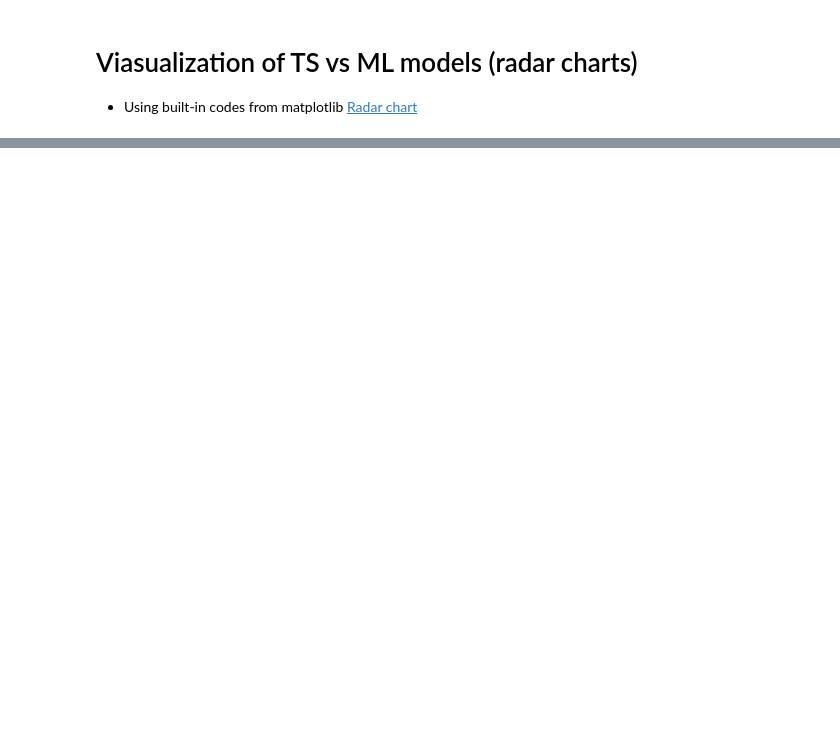
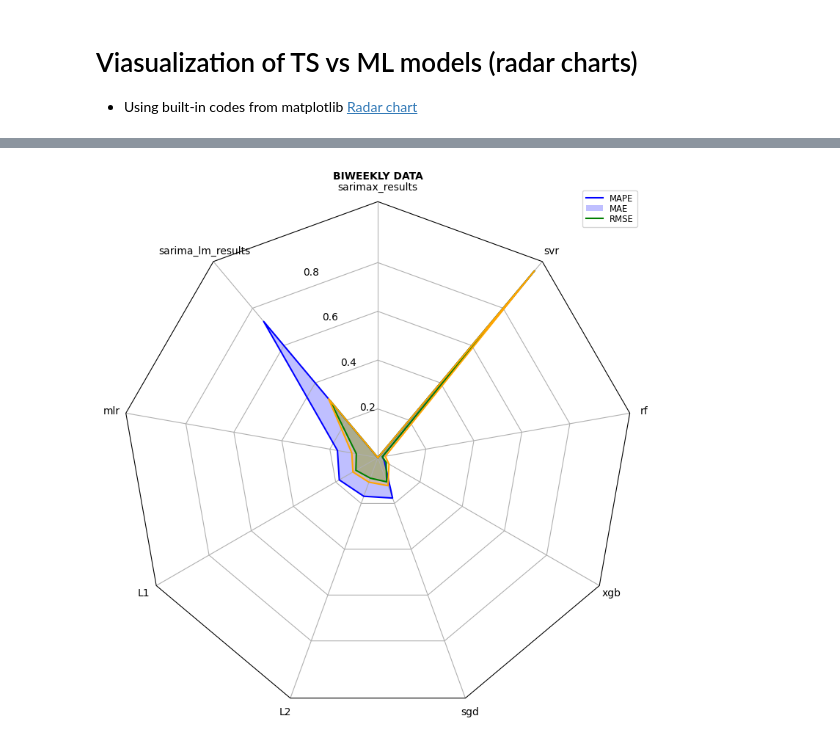
Before and after one commit to robredomikel/arimax_ts, a Jupyter notebook: codes/visualization.ipynb, the cells around one changed output, grey strips where cells are left out. Cells and saved outputs as stored; diff of their text form; code cells hidden in the pictures; blank space fills up the shorter version.

```diff
--- a/codes/visualization.ipynb
+++ b/codes/visualization.ipynb
@@ -375,0 +463,44 @@ plt.show()
+# %%
+import numpy as np
+import matplotlib.pyplot as plt
+from matplotlib.patches import Circle, RegularPolygon, Path
+from matplotlib.projections.polar import PolarAxes
+from matplotlib.spines import Spine
+from matplotlib.transforms import Affine2D
+from matplotlib.projections import register_projection
+
+# Assuming radar_factory is as you defined
+# Assuming order_data function is properly defined elsewhere
+
+models_list = ['sarimax_results', 'sarima_lm_results', 'mlr', 'L1', 'L2', 'sgd', 'xgb', 'rf', 'svr']
+metrics_list = ['MAPE', 'MAE', 'RMSE']
+data = [['sarimax_results', 'sarima_lm_results', 'mlr', 'L1', 'L2', 'sgd', 'xgb', 'rf', 'svr'],
+        ('MAPE', [0.0, 0.7289024923480543, 0.1683428071709663, 0.18277219064276343, 0.16878006121556627, 0.17665063401836467, 0.031482291211193704, 0.019239177962396152, 1.0]),
+        ('MAE', [0.0, 0.3044169581064846, 0.08974759475226454, 0.1040742377186066, 0.08983050666130324, 0.10575815184540513, 0.039229101117224593, 0.01879292028581607, 0.9999999999999999]),
+        ('RMSE', [0.0, 0.3144215235107138, 0.10858575331722715, 0.11806900090661147, 0.10725125133093848, 0.12245306315540062, 0.05283681181504911, 0.031113905741989287, 0.9999999999999999])]
+
+N = 9
+theta = radar_factory(N, frame='polygon')
+
+spoke_labels = data.pop(0)
+
+fig, ax = plt.subplots(figsize=(9, 9), nrows=1, ncols=1,
+                       subplot_kw=dict(projection='radar'))
+fig.subplots_adjust(wspace=0.25, hspace=0.40, top=0.85, bottom=0.05)
+
+colors = ['blue', 'green', 'orange']
+
+ax.set_rgrids([0.2, 0.4, 0.6, 0.8])
+ax.set_title('BIWEEKLY DATA', weight='bold', size='medium', position=(0.5, 1.1),
+             horizontalalignment='center', verticalalignment='center')
+for (metric_name, d), color in zip(data, colors):
+    ax.plot(theta, d, color=color)
+    ax.fill(theta, d, facecolor=color, alpha=0.25)
+ax.set_varlabels(spoke_labels)
+
+legend = ax.legend(metrics_list, loc=(0.9, .95),
+                   labelspacing=0.1, fontsize='small')
+
+plt.show()
+# %% [output]
+[figure, added]
```
Also changed, not shown: parts of 17 cells of this notebook.
